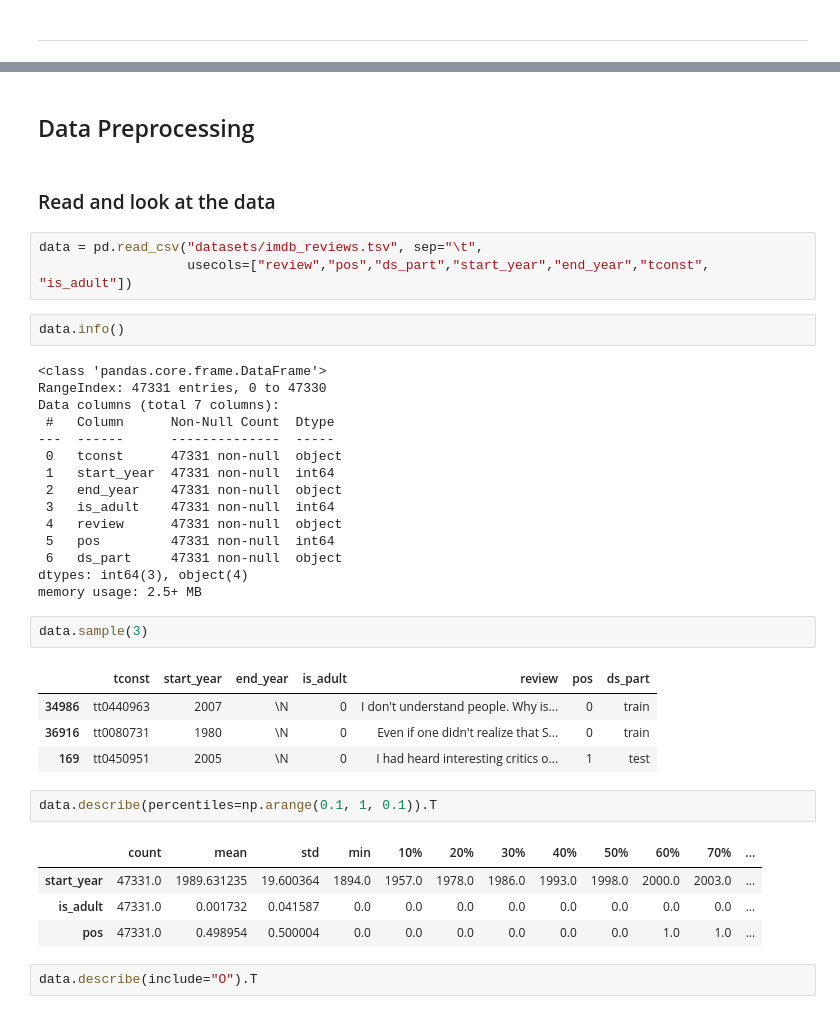
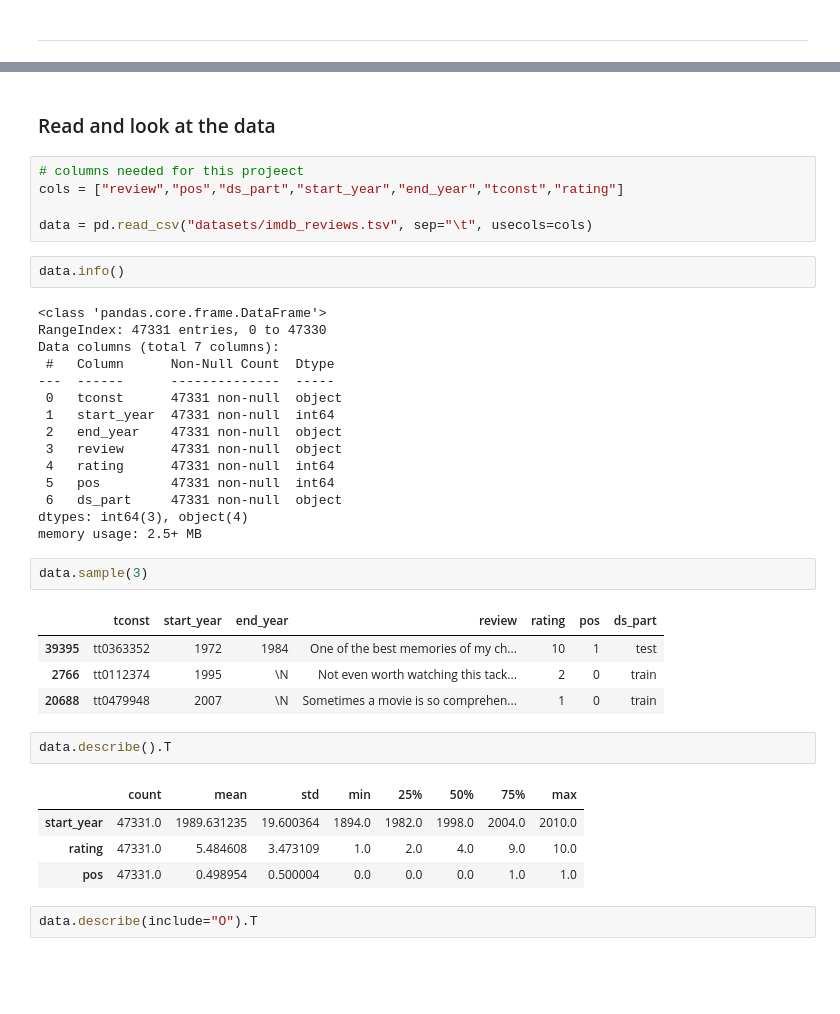
Before and after one commit to WanomiR/practicum-ds, a Jupyter notebook: DS projects/Movie reviews classification/movie-reviews-classification.ipynb, the cells around one changed output, grey strips where cells are left out. Cells and saved outputs as stored; diff of their text form; blank space fills up the shorter version.

```diff
--- a/DS projects/Movie reviews classification/movie-reviews-classification.ipynb
+++ b/DS projects/Movie reviews classification/movie-reviews-classification.ipynb
@@ -55,10 +48,10 @@ tqdm.pandas()
-# %% [markdown]
-## Data Preprocessing
 # %% [markdown]
 ### Read and look at the data
 # %%
-data = pd.read_csv("datasets/imdb_reviews.tsv", sep="\t",
-                   usecols=["review","pos","ds_part","start_year","end_year","tconst", "is_adult"])
+# columns needed for this projeect
+cols = ["review","pos","ds_part","start_year","end_year","tconst","rating"]
+
+data = pd.read_csv("datasets/imdb_reviews.tsv", sep="\t", usecols=cols)
 # %%
 data.info()
 # %% [output]
@@ -70,8 +63,8 @@ Data columns (total 7 columns):
  0   tconst      47331 non-null  object
  1   start_year  47331 non-null  int64
  2   end_year    47331 non-null  object
- 3   is_adult    47331 non-null  int64
- 4   review      47331 non-null  object
+ 3   review      47331 non-null  object
+ 4   rating      47331 non-null  int64
  5   pos         47331 non-null  int64
  6   ds_part     47331 non-null  object
 dtypes: int64(3), object(4)
@@ -79,17 +72,17 @@ memory usage: 2.5+ MB
 # %%
 data.sample(3)
 # %% [output]
-|  | tconst | start_year | end_year | is_adult | review | pos | ds_part |
-| 34986 | tt0440963 | 2007 | \N | 0 | I don't understand people. Why is... | 0 | train |
-| 36916 | tt0080731 | 1980 | \N | 0 | Even if one didn't realize that S... | 0 | train |
-| 169 | tt0450951 | 2005 | \N | 0 | I had heard interesting critics o... | 1 | test |
+|  | tconst | start_year | end_year | review | rating | pos | ds_part |
+| 39395 | tt0363352 | 1972 | 1984 | One of the best memories of my ch... | 10 | 1 | test |
+| 2766 | tt0112374 | 1995 | \N | Not even worth watching this tack... | 2 | 0 | train |
+| 20688 | tt0479948 | 2007 | \N | Sometimes a movie is so comprehen... | 1 | 0 | train |
 # %%
-data.describe(percentiles=np.arange(0.1, 1, 0.1)).T
+data.describe().T
 # %% [output]
-|  | count | mean | std | min | 10% | 20% | 30% | 40% | 50% | 60% | 70% | ... |
-| start_year | 47331.0 | 1989.631235 | 19.600364 | 1894.0 | 1957.0 | 1978.0 | 1986.0 | 1993.0 | 1998.0 | 2000.0 | 2003.0 | ... |
-| is_adult | 47331.0 | 0.001732 | 0.041587 | 0.0 | 0.0 | 0.0 | 0.0 | 0.0 | 0.0 | 0.0 | 0.0 | ... |
-| pos | 47331.0 | 0.498954 | 0.500004 | 0.0 | 0.0 | 0.0 | 0.0 | 0.0 | 0.0 | 1.0 | 1.0 | ... |
+|  | count | mean | std | min | 25% | 50% | 75% | max |
+| start_year | 47331.0 | 1989.631235 | 19.600364 | 1894.0 | 1982.0 | 1998.0 | 2004.0 | 2010.0 |
+| rating | 47331.0 | 5.484608 | 3.473109 | 1.0 | 2.0 | 4.0 | 9.0 | 10.0 |
+| pos | 47331.0 | 0.498954 | 0.500004 | 0.0 | 0.0 | 0.0 | 1.0 | 1.0 |
 # %%
 data.describe(include="O").T
 # %% [output]
```
Also changed, not shown: parts of 129 cells of this notebook, 3 other files.
